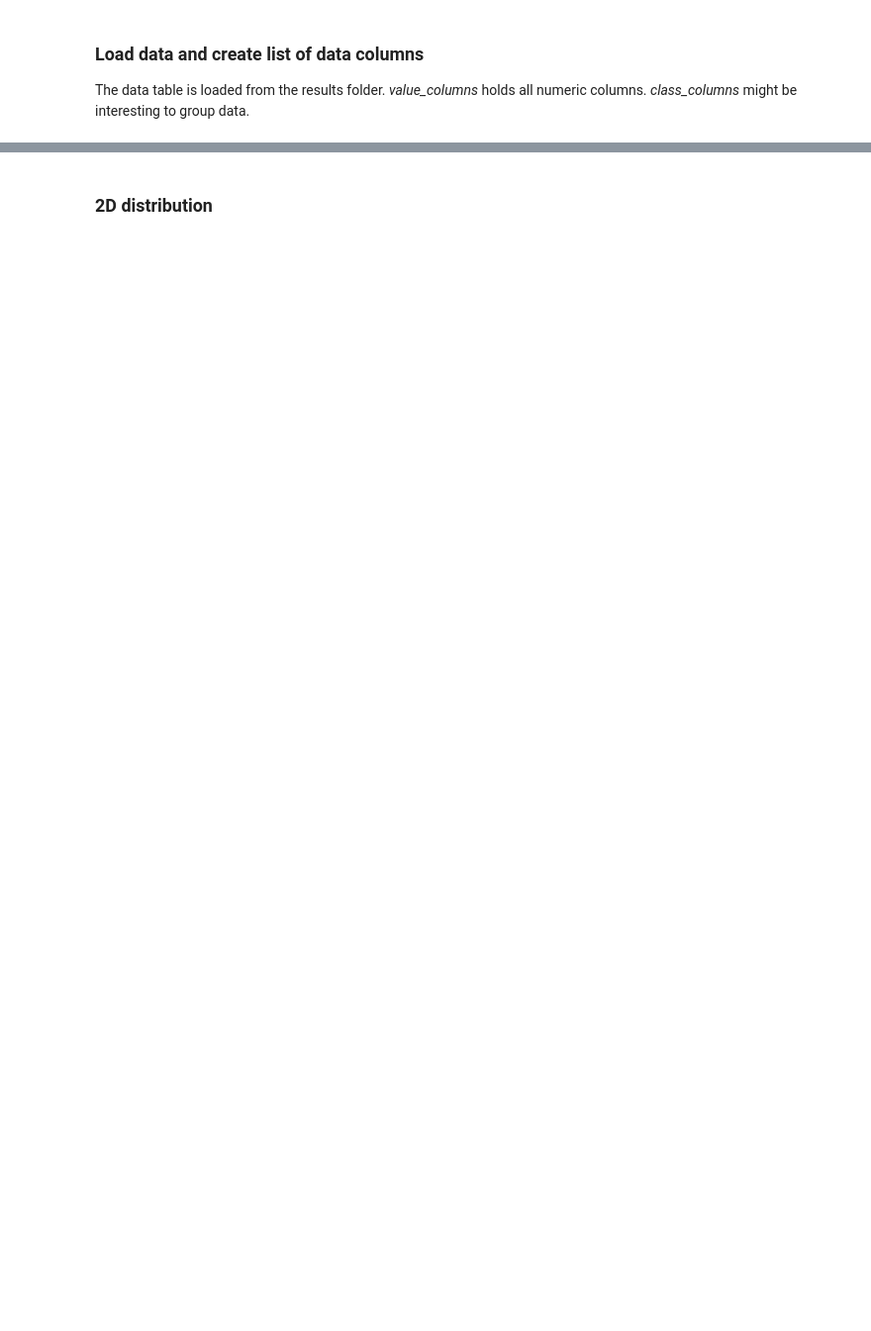
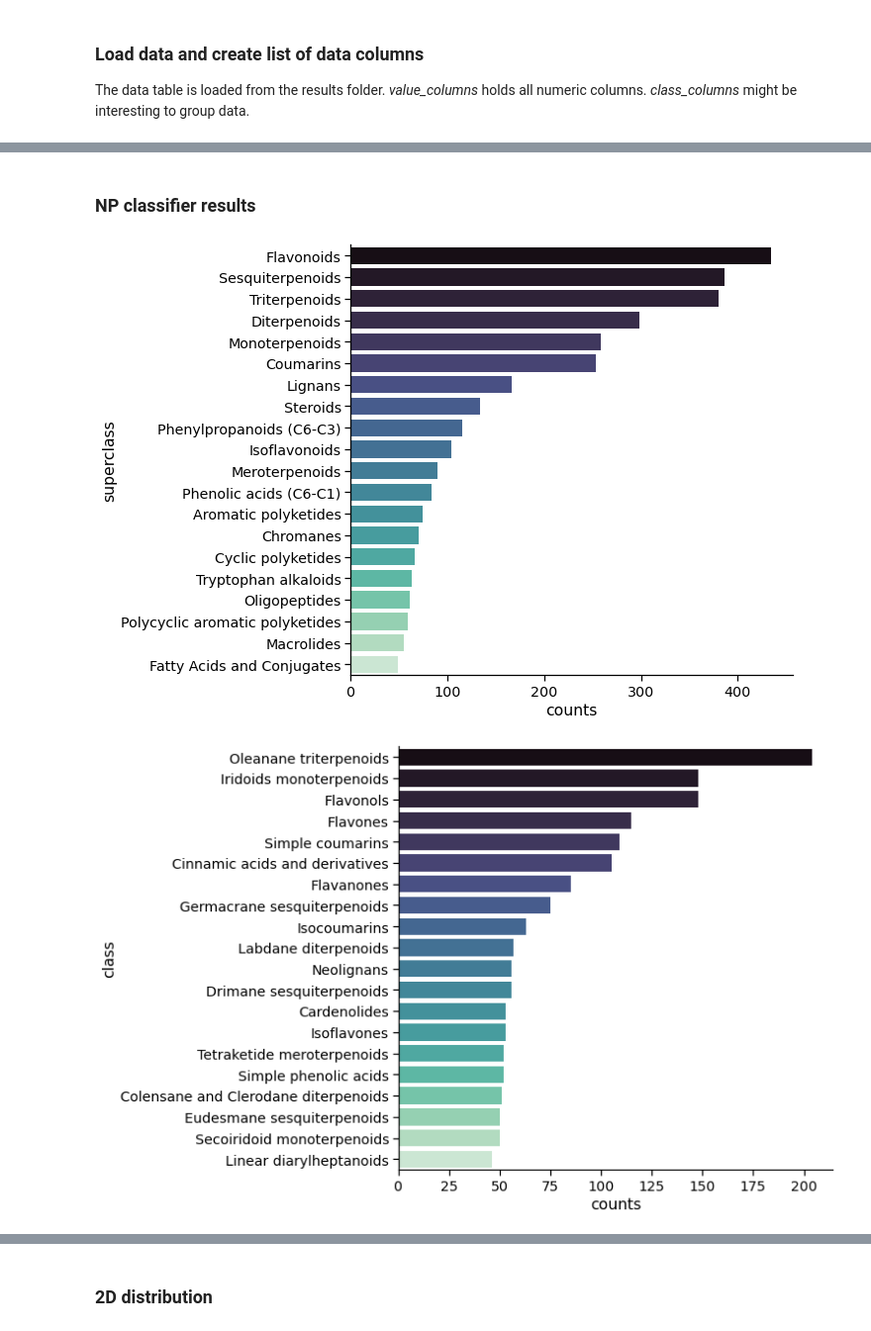
Before and after one commit to robinschmid/compound_metadata_kraken, a Jupyter notebook: analyze_results.ipynb, the cells around one changed output, grey strips where cells are left out. Shown at 99% size. Saved outputs shown, nothing was run; the diff lists cells and outputs as text; code cells hidden in the pictures; blank space fills up the shorter version.

```diff
--- a/analyze_results.ipynb
+++ b/analyze_results.ipynb
@@ -37,0 +75,28 @@ fig.show()
+# %% [markdown]
+### NP classifier results
+# %%
+# count classes, create data frame, take top 20 entries
+classes = df['class_results_np_classifier'].value_counts().rename_axis("class").reset_index(name="counts").head(20)
+superclass = df['superclass_results_np_classifier'].value_counts().rename_axis("superclass").reset_index(name="counts").head\
+    (20)
+pathway = df['pathway_results_np_classifier'].value_counts().rename_axis("pathway").reset_index(name="counts").head(10)
+# classes = classes.loc[classes['counts'] > 10]  # select over value
+colors = sns.color_palette("crest", as_cmap=True)
+
+plt.figure(figsize=(8, 8))
+sns.barplot(x="counts", y="superclass", data=superclass, palette="mako")
+sns.despine()
+save_fig("np_superclass")
+
+plt.figure(figsize=(8, 8))
+sns.barplot(x="counts", y="class", data=classes, palette="mako")
+sns.despine()
+save_fig("np_class")
+
+plt.figure(figsize=(8, 4))
+sns.barplot(x="counts", y="pathway", data=pathway, palette="mako")
+sns.despine()
+save_fig("np_pathway")
+# %% [output]
+[figure, added]
+[figure, added]
```
Also changed, not shown: parts of 18 cells of this notebook, 1 other file.
